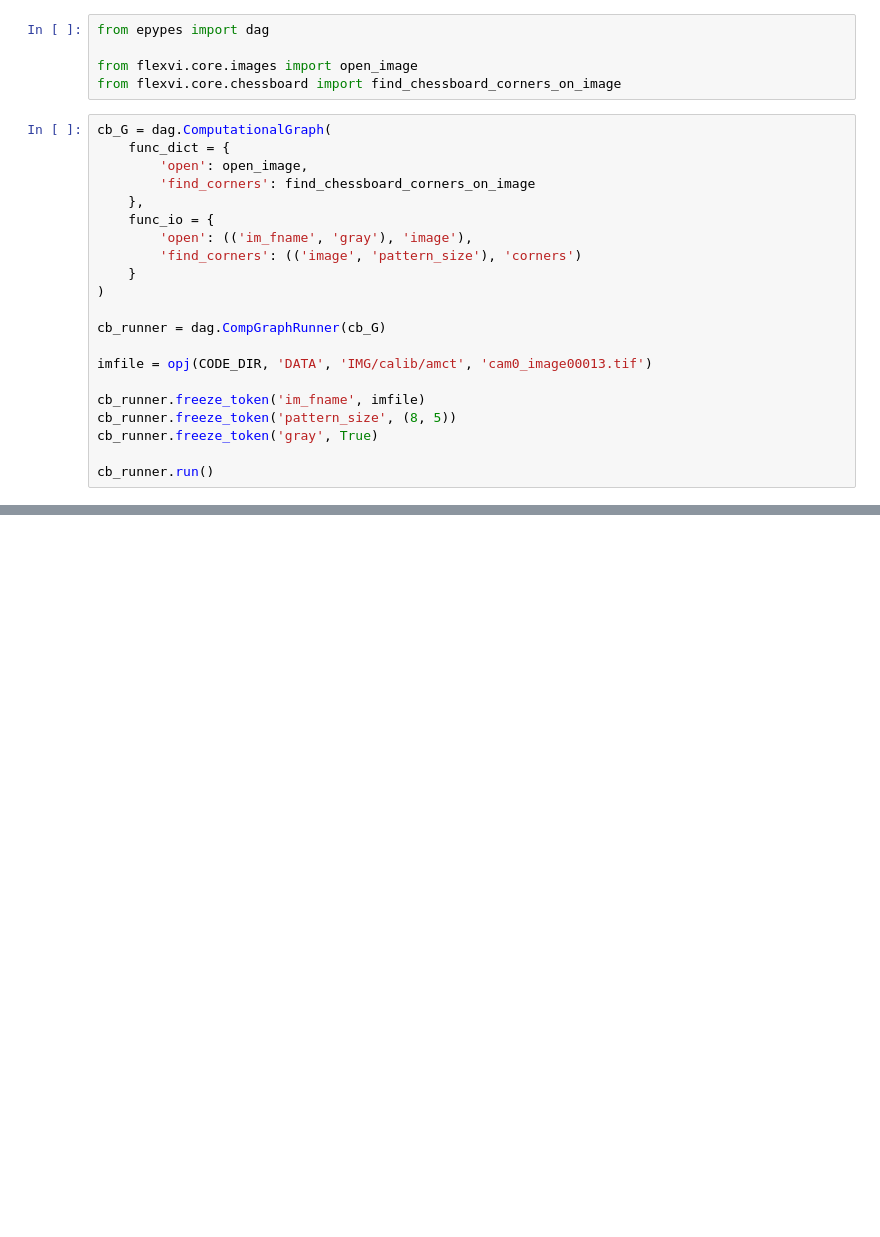
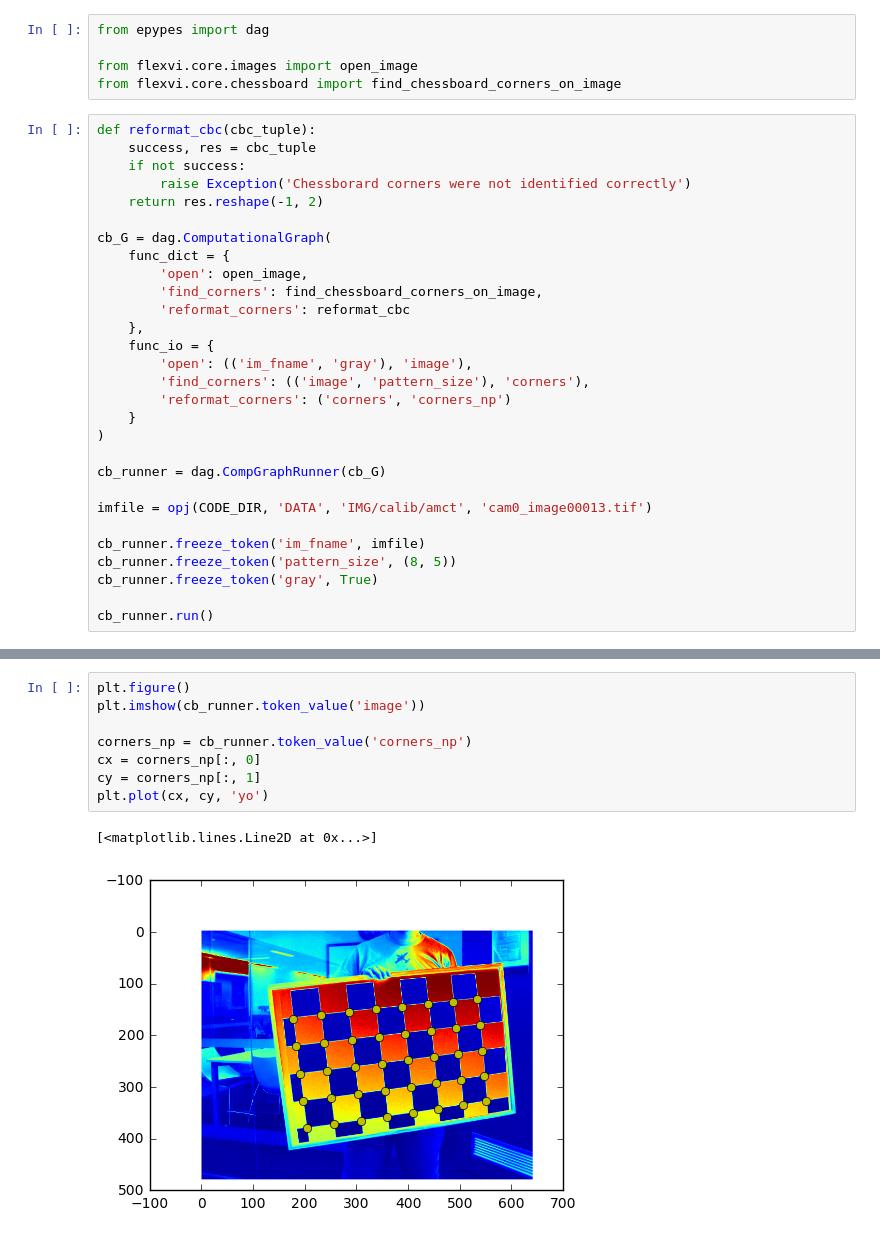
Before and after one commit to semeniuta/EPypes, a Jupyter notebook: notebooks/CV_DAG.ipynb, the cells around one changed output, grey strips where cells are left out. Drawn from its saved outputs; the diff is of its cells as text; blank space fills up the shorter version.

```diff
--- a/notebooks/CV_DAG.ipynb
+++ b/notebooks/CV_DAG.ipynb
@@ -20,14 +20,22 @@ from epypes import dag
 from flexvi.core.images import open_image
 from flexvi.core.chessboard import find_chessboard_corners_on_image
 # %%
+def reformat_cbc(cbc_tuple):
+    success, res = cbc_tuple
+    if not success:
+        raise Exception('Chessborard corners were not identified correctly')
+    return res.reshape(-1, 2)
+
 cb_G = dag.ComputationalGraph(
     func_dict = {
         'open': open_image,
-        'find_corners': find_chessboard_corners_on_image
+        'find_corners': find_chessboard_corners_on_image,
+        'reformat_corners': reformat_cbc
     },
     func_io = {
         'open': (('im_fname', 'gray'), 'image'),
-        'find_corners': (('image', 'pattern_size'), 'corners')
+        'find_corners': (('image', 'pattern_size'), 'corners'),
+        'reformat_corners': ('corners', 'corners_np')
     }
 )
 
@@ -49,0 +57,11 @@ plt.imshow(cb_runner.token_value('image'))
+# %%
+plt.figure()
+plt.imshow(cb_runner.token_value('image'))
+
+corners_np = cb_runner.token_value('corners_np')
+cx = corners_np[:, 0]
+cy = corners_np[:, 1]
+plt.plot(cx, cy, 'yo')
+# %% [output]
+[<matplotlib.lines.Line2D at 0x...>]
+[figure, added]
```
Also changed, not shown: parts of 3 cells of this notebook, 1 other file.
